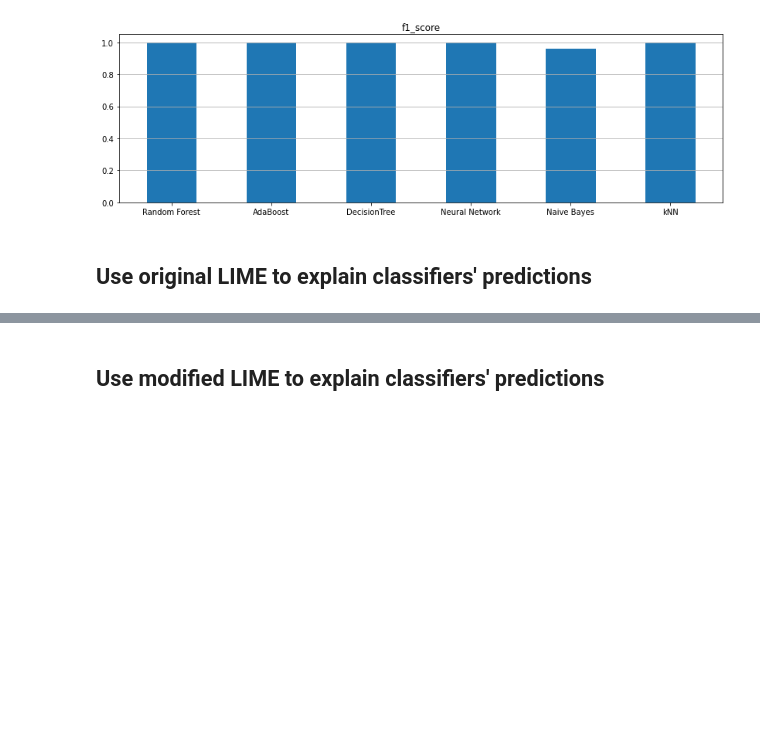
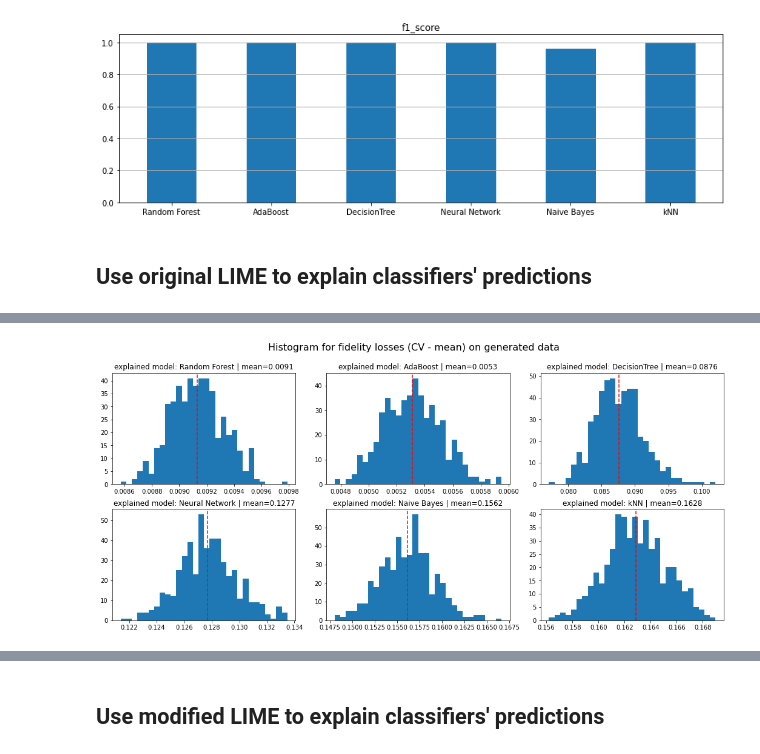
Before and after one commit to vonHousen/lime, a Jupyter notebook: doc/mod/notebooks/EfficiencyTest_Mushrooms.ipynb, the cells around one changed output, grey strips where cells are left out. Drawn from its saved outputs; the diff is of its cells as text; code cells hidden in the pictures; blank space fills up the shorter version.

```diff
--- a/doc/mod/notebooks/EfficiencyTest_Mushrooms.ipynb
+++ b/doc/mod/notebooks/EfficiencyTest_Mushrooms.ipynb
@@ -199,0 +234,4 @@ postprocessor_default.plot_fidelity_losses_on_generated_data()
+# %%
+postprocessor_default.plot_fidelity_loss_on_kfold_mean()
+# %% [output]
+[figure, added]
```
Also changed, not shown: parts of 51 cells of this notebook, 5 other files.
